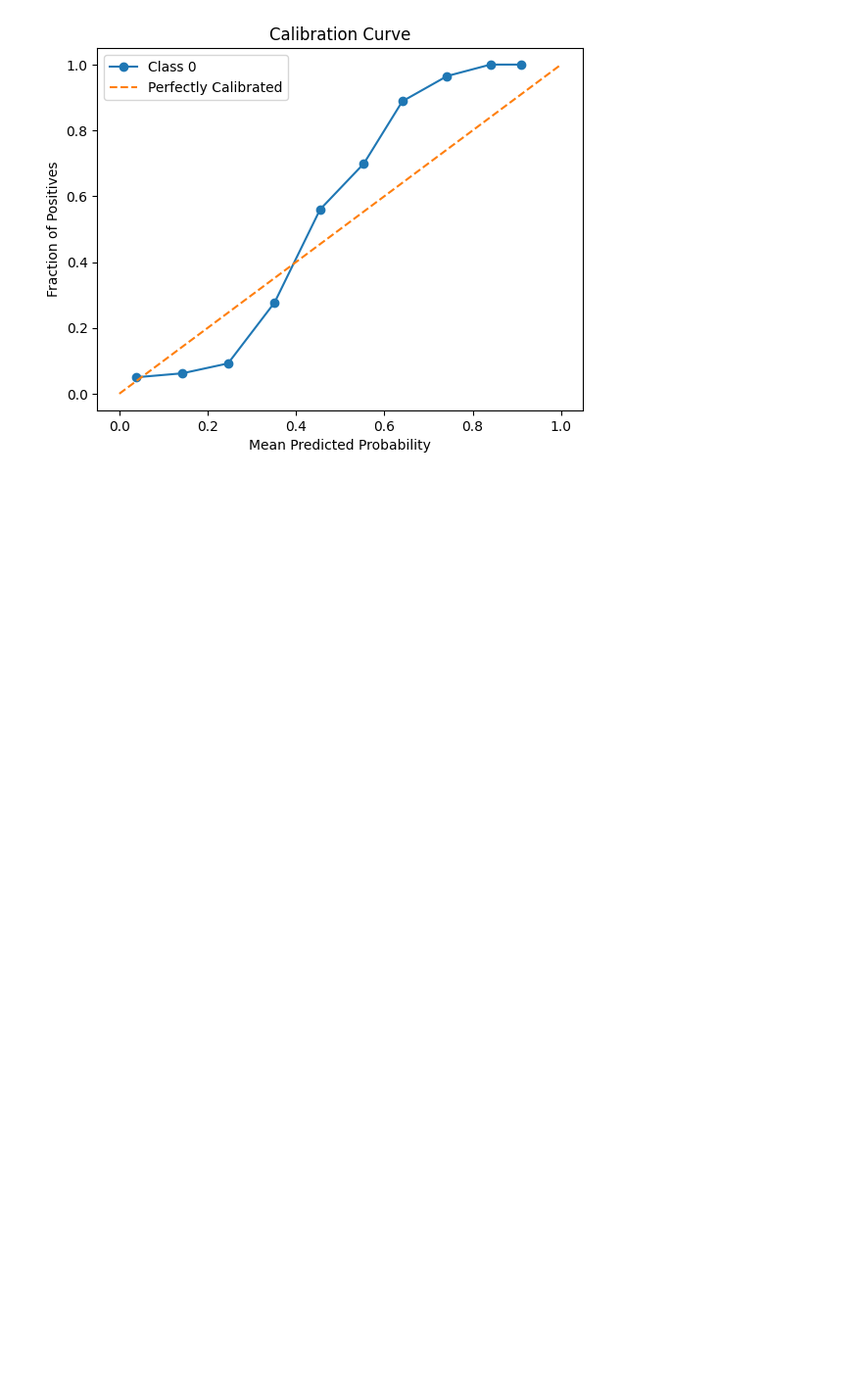
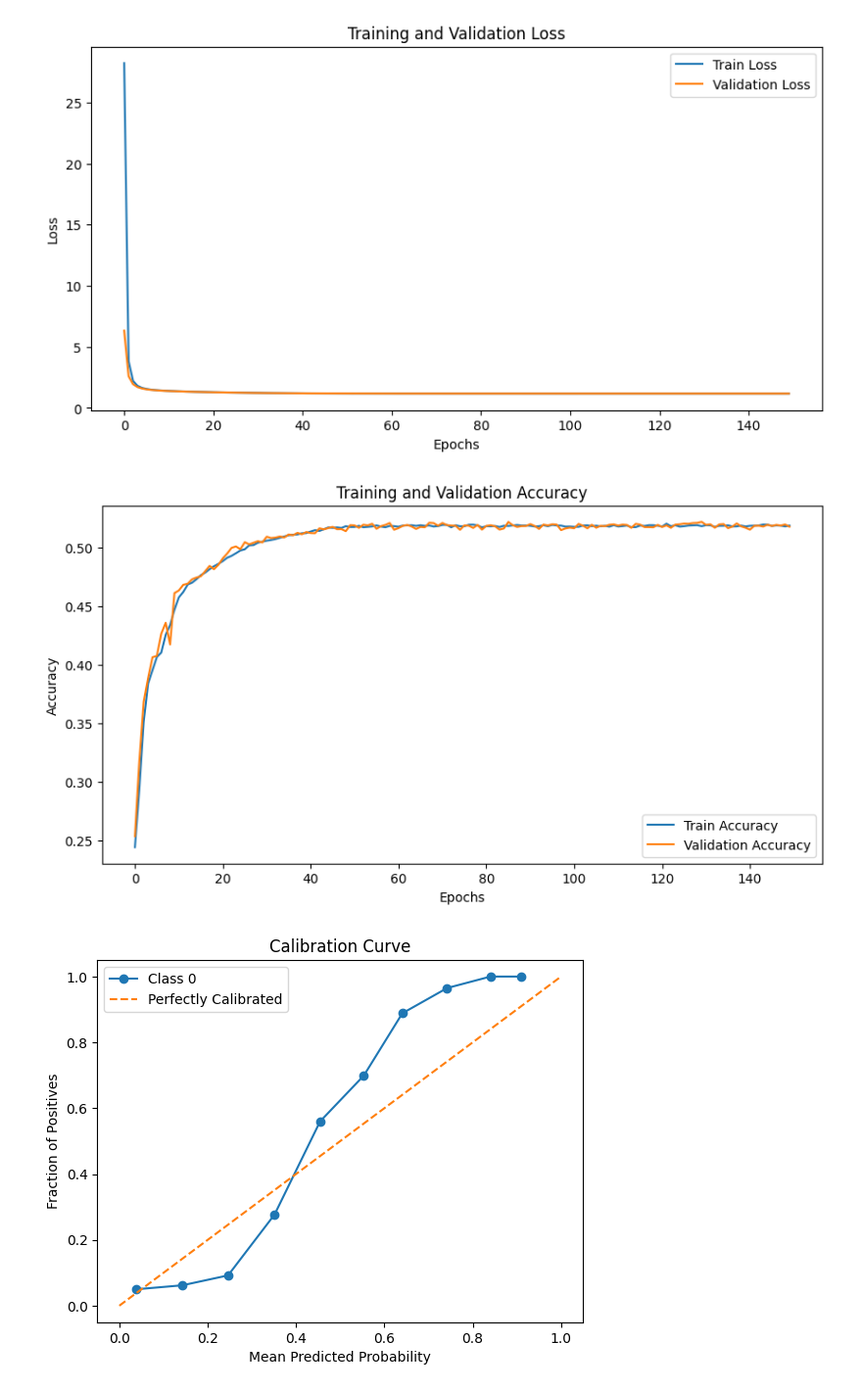
Before and after one commit to adityaahuja7/Advanced-Machine-Learning-CSE642-Assignments, a Jupyter notebook: Feature and Label Noise/Assignment1_SubTab_NAL.ipynb, the cells around one changed output. Shown at 98% size. Drawn from its saved outputs; the diff is of its cells as text; code cells hidden in the pictures; blank space fills up the shorter version.

```diff
--- a/Feature and Label Noise/Assignment1_SubTab_NAL.ipynb
+++ b/Feature and Label Noise/Assignment1_SubTab_NAL.ipynb
@@ -82,7 +117,7 @@ class EncoderClassifier(torch.nn.Module):
         self.softmax = torch.nn.Softmax(dim=1)
         self.att_layer = torch.nn.Linear(latent_dim, 1)
         self.sigmoid = torch.nn.Sigmoid()
-        self.lrelu = torch.nn.LeakyReLU()
+        self.lrelu = activation
 
     def forward(self, X):
         subsets = []
@@ -369,5 +382,7 @@ SubsetAutoencoder(
 # %%
+model = SubsetAutoencoder(encoder_sizes=[18,32,22],decoder_sizes=[22,32,24])
+model.to(device)
 optimizer = torch.optim.Adam
 criterion = torch.nn.MSELoss()
-train_ae(model,criterion,optimizer,2,Noise_train_loader,Noise_test_loader,subset_size = 12,overlap = 2)
+train_ae(model,criterion,optimizer,50,Noise_Low_t10v_train_loader,Noise_Low_t10v_test_loader,subset_size = 18,overlap = 6,lr=0.01)
 # %% [output]
@@ -409,0 +402,8 @@ Epoch [1/1], Train Loss: 2.7167, Train Accuracy: 0.4426, Validation Loss: 1.1276
+# %%
+encoder = model.get_encoder()
+for param in encoder.parameters():
+    param.requires_grad = False
+classifier = EncoderClassifier(encoder,latent_dim=22,layers=[22,5],subset_size=18,overlap=6,activation=torch.nn.ELU)
+classifier = classifier.to(device)
+print(classifier)
+train_loss,val_loss,t_acc,v_acc=train_classifier(classifier,CustomLoss(100,no_of_class=5),torch.optim.Adam,150,Noise_Low_t10v_test_loader,Noise_Low_t10v_test_loader,subset_size = 18,overlap = 6)
@@ -409,0 +424,6 @@ Epoch [1/1], Train Loss: 2.7167, Train Accuracy: 0.4426, Validation Loss: 1.1276
+# %%
+model = SubsetAutoencoder(encoder_sizes=[18,32,22],decoder_sizes=[22,32,24])
+model.to(device)
+optimizer = torch.optim.Adam
+criterion = torch.nn.MSELoss()
+train_ae(model,criterion,optimizer,50,Noise_High_t10v_train_loader,Noise_High_t10v_test_loader,subset_size = 18,overlap = 6,lr=0.01)
@@ -409,0 +444,9 @@ Epoch [1/1], Train Loss: 2.7167, Train Accuracy: 0.4426, Validation Loss: 1.1276
+# %%
+encoder = model.get_encoder()
+for param in encoder.parameters():
+    param.requires_grad = False
+classifier = EncoderClassifier(encoder,latent_dim=22,layers=[22,5],subset_size=18,overlap=6,activation=torch.nn.ELU)
+classifier = classifier.to(device)
+print(classifier)
+train_loss,val_loss,t_acc,v_acc=train_classifier(classifier,CustomLoss(100,no_of_class=5),torch.optim.Adam,150,Noise_High_t10v_test_loader,Noise_High_t10v_test_loader,subset_size = 18,overlap = 6)
+# %% [output]
@@ -410,3 +464,5 @@ Epoch [1/1], Train Loss: 2.7167, Train Accuracy: 0.4426, Validation Loss: 1.1276
+[figure, added]
+[figure, added]
 # %%
 # Choose Class
 cls=0
```
Also changed, not shown: parts of 18 cells of this notebook, 1 other file.
